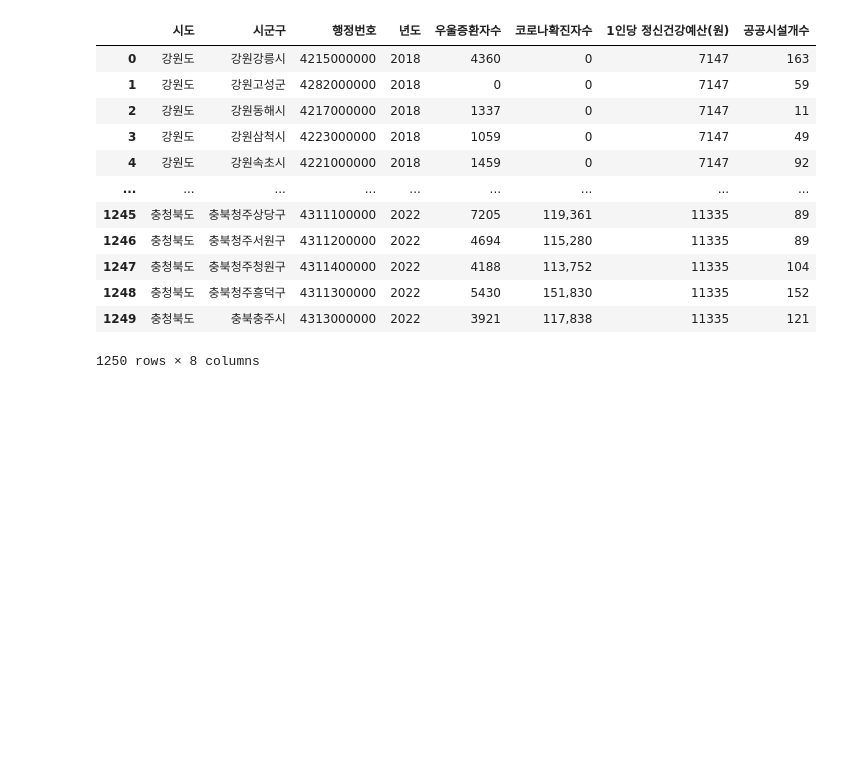
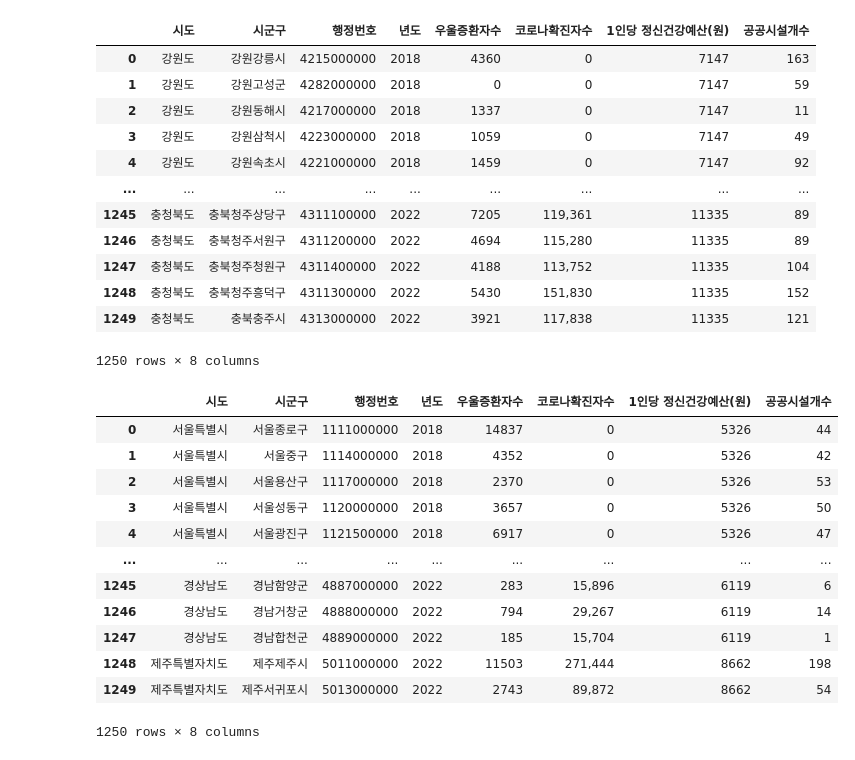
Before and after one commit to bonasoobin/depression-analysis, a Jupyter notebook: 0_Data/park.ipynb, the cells around one changed output. Saved outputs shown, nothing was run; the diff lists cells and outputs as text; code cells hidden in the pictures; blank space fills up the shorter version.

```diff
--- a/0_Data/park.ipynb
+++ b/0_Data/park.ipynb
@@ -1663,9 +1663,8 @@ result.loc[result['시도'] == '경기도', '시군구'] = '경기' + result.loc
 result.loc[result['시도'] == '경상남도', '시군구'] = '경남' + result.loc[result['시도'] == '경상남도', '시군구']
 result.loc[result['시도'] == '경상북도', '시군구'] = '경북' + result.loc[result['시도'] == '경상북도', '시군구']
 result.loc[result['시도'] == '서울특별시', '시군구'] = '서울' + result.loc[result['시도'] == '서울특별시', '시군구']
-result.loc[result['시도'] == '세종특별자치시', '시군구'] = '세종' + result.loc[result['시도'] == '세종특별자치시', '시군구']
 result.loc[result['시도'] == '전라남도', '시군구'] = '전남' + result.loc[result['시도'] == '전라남도', '시군구']
 result.loc[result['시도'] == '전라북도', '시군구'] = '전북' + result.loc[result['시도'] == '전라북도', '시군구']
-result.loc[result['시도'] == '제주도', '시군구'] = '제주' + result.loc[result['시도'] == '제주도', '시군구']
+result.loc[result['시도'] == '제주특별자치도', '시군구'] = '제주' + result.loc[result['시도'] == '제주특별자치도', '시군구']
 result.loc[result['시도'] == '충청남도', '시군구'] = '충남' + result.loc[result['시도'] == '충청남도', '시군구']
 result.loc[result['시도'] == '충청북도', '시군구'] = '충북' + result.loc[result['시도'] == '충청북도', '시군구']
@@ -2282,5 +2436,5 @@ result
 # %%
-result_013491011 = result.merge(covid_result, how='left', on=['시도', '시군구', '년도'])
+result_013491011 = result.merge(covid_result, how='right', on=['시도', '시군구', '년도'])
 result_013491011
 # %% [output]
 |  | 시도 | 시군구 | 년도 | 우울증환자수 | 1인당 정신건강예산(원) | 공공시설개수 | 코로나확진자수 |
@@ -2387,6 +2562,23 @@ result_0123491011
 | 1248 | 충청북도 | 충북청주흥덕구 | 4311300000 | 2022 | 5430 | 151,830 | 11335 | 152 |
 | 1249 | 충청북도 | 충북충주시 | 4313000000 | 2022 | 3921 | 117,838 | 11335 | 121 |
 1250 rows × 8 columns
+# %%
+result_0123491011 = result_0123491011.sort_values(by=['년도','행정번호'], ascending=True).reset_index(drop=True)
+result_0123491011
+# %% [output]
+|  | 시도 | 시군구 | 행정번호 | 년도 | 우울증환자수 | 코로나확진자수 | 1인당 정신건강예산(원) | 공공시설개수 |
+| 0 | 서울특별시 | 서울종로구 | 1111000000 | 2018 | 14837 | 0 | 5326 | 44 |
+| 1 | 서울특별시 | 서울중구 | 1114000000 | 2018 | 4352 | 0 | 5326 | 42 |
+| 2 | 서울특별시 | 서울용산구 | 1117000000 | 2018 | 2370 | 0 | 5326 | 53 |
+| 3 | 서울특별시 | 서울성동구 | 1120000000 | 2018 | 3657 | 0 | 5326 | 50 |
+| 4 | 서울특별시 | 서울광진구 | 1121500000 | 2018 | 6917 | 0 | 5326 | 47 |
+| ... | ... | ... | ... | ... | ... | ... | ... | ... |
+| 1245 | 경상남도 | 경남함양군 | 4887000000 | 2022 | 283 | 15,896 | 6119 | 6 |
+| 1246 | 경상남도 | 경남거창군 | 4888000000 | 2022 | 794 | 29,267 | 6119 | 14 |
+| 1247 | 경상남도 | 경남합천군 | 4889000000 | 2022 | 185 | 15,704 | 6119 | 1 |
+| 1248 | 제주특별자치도 | 제주제주시 | 5011000000 | 2022 | 11503 | 271,444 | 8662 | 198 |
+| 1249 | 제주특별자치도 | 제주서귀포시 | 5013000000 | 2022 | 2743 | 89,872 | 8662 | 54 |
+1250 rows × 8 columns
 # %%
 result_0123491011.to_csv(r'C:\Users\soobin\coding_excuse\soobin\0_Data\result_0123491011.csv',index=False, encoding='utf-8-sig')
 result_0123491011.to_csv(r'C:\Users\soobin\coding_excuse\result_0123491011.csv',index=False, encoding='utf-8-sig')
```
Also changed, not shown: parts of 14 cells of this notebook, 5 other files.
